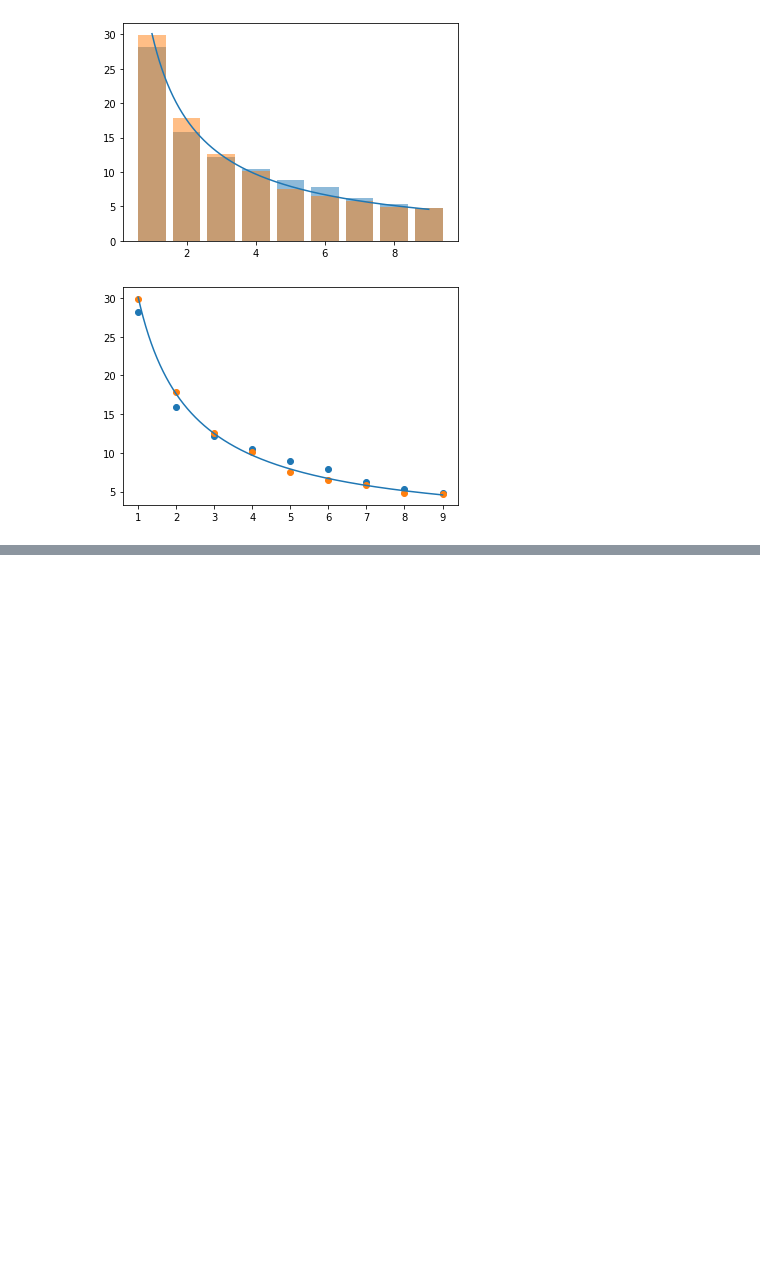
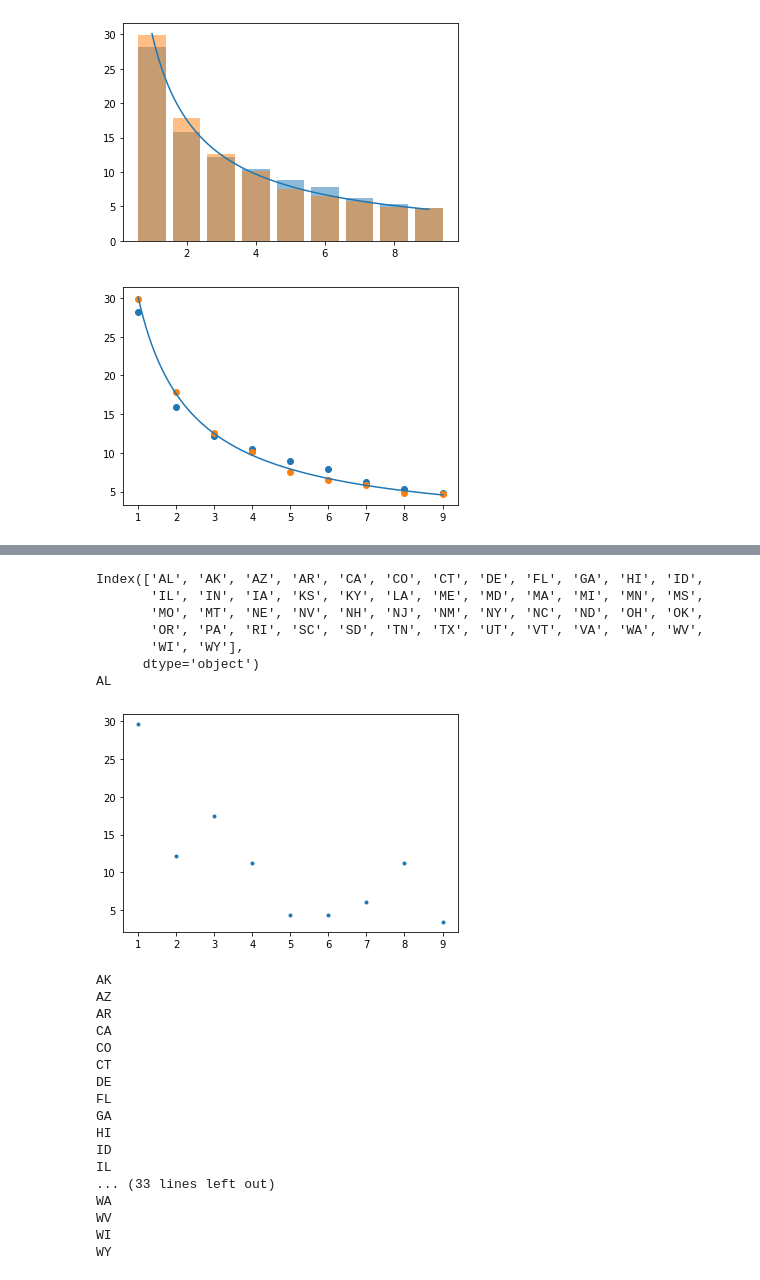
Before and after one commit to Abitamim/SoftDesProject1, a Jupyter notebook: main_notebook.ipynb, the cells around one changed output, grey strips where cells are left out. Cells and saved outputs as stored; diff of their text form; code cells hidden in the pictures; blank space fills up the shorter version.

```diff
--- a/main_notebook.ipynb
+++ b/main_notebook.ipynb
@@ -44,0 +64,38 @@ ValueError: If using all scalar values, you must pass an index
+# %%
+us_states_data = helper.get_votes_by_region(us_data)
+#us_states_leadings_digits = helper.find_all_leading_digits(us_states_data,1,)
+print(us_states_data.columns)
+#states_percentages = [helper.data_to_percentage(us_states_leadings_digits, state_names)]
+fig,axis = plt.subplots(nrows = 1, ncols = 1)
+for state in us_states_data.columns:
+    state_leading_digits = helper.find_all_leading_digits(us_states_data[state],1)
+    state_percentages = helper.data_to_percentage(state_leading_digits)
+    axis.plot(state_percentages.index, state_percentages,'.')
+    print(state)
+    plt.show()
+# %% [output]
+Index(['AL', 'AK', 'AZ', 'AR', 'CA', 'CO', 'CT', 'DE', 'FL', 'GA', 'HI', 'ID',
+       'IL', 'IN', 'IA', 'KS', 'KY', 'LA', 'ME', 'MD', 'MA', 'MI', 'MN', 'MS',
+       'MO', 'MT', 'NE', 'NV', 'NH', 'NJ', 'NM', 'NY', 'NC', 'ND', 'OH', 'OK',
+       'OR', 'PA', 'RI', 'SC', 'SD', 'TN', 'TX', 'UT', 'VT', 'VA', 'WA', 'WV',
+       'WI', 'WY'],
+      dtype='object')
+AL
+[figure, added]
+AK
+AZ
+AR
+CA
+CO
+CT
+DE
+FL
+GA
+HI
+ID
+IL
+... (33 lines left out)
+WA
+WV
+WI
+WY
```
Also changed, not shown: parts of 3 cells of this notebook, 1 other file.
